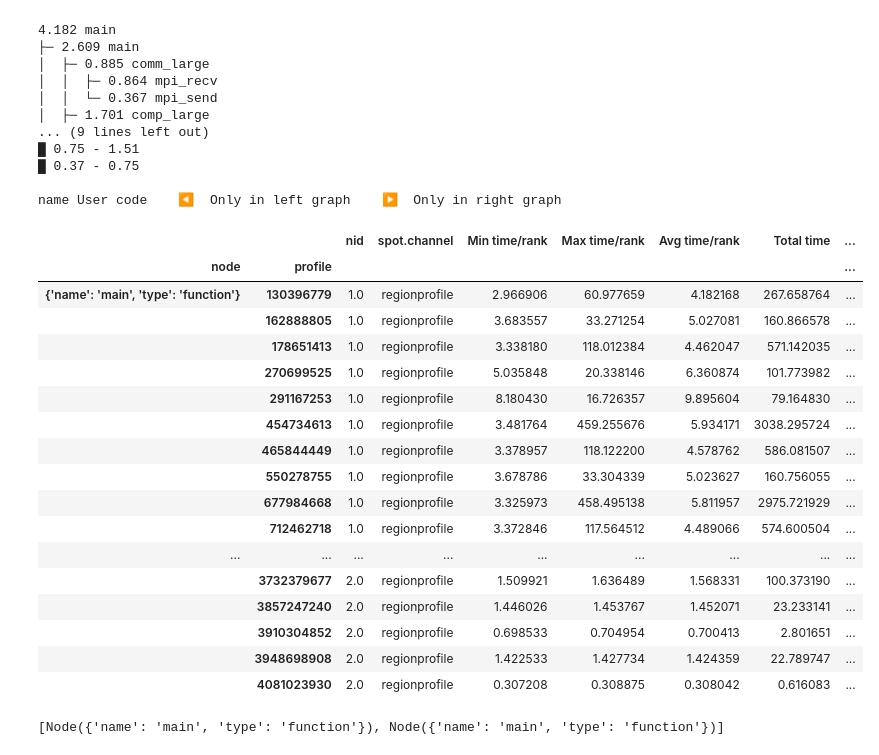
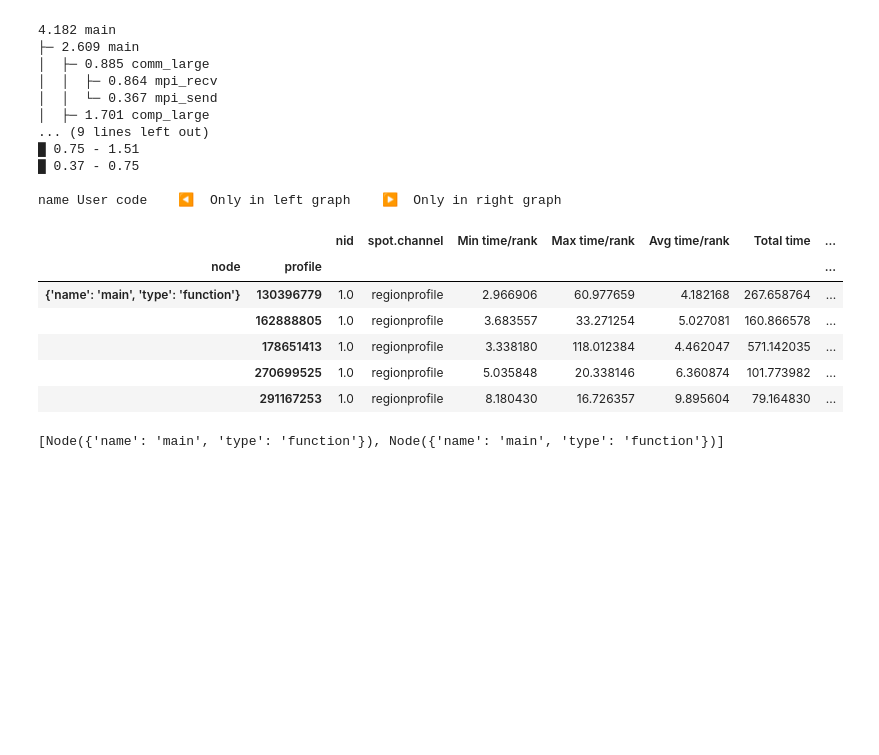
Before and after one commit to joooanneliu/Project_CSCE435, a Jupyter notebook: RadixSort/RadixSort_Analysis.ipynb, the cells around one changed output. Cells and saved outputs as stored; diff of their text form; code cells hidden in the pictures; blank space fills up the shorter version.

```diff
--- a/RadixSort/RadixSort_Analysis.ipynb
+++ b/RadixSort/RadixSort_Analysis.ipynb
@@ -80,26 +80,15 @@ def plot_variance(df, title, xlabel, ylabel):
     plt.show()
     return fig, ax
 # %%
-tk.dataframe
+tk.dataframe.head()
 # %% [output]
 |  |  | nid | spot.channel | Min time/rank | Max time/rank | Avg time/rank | Total time | ... |
 | node | profile |  |  |  |  |  |  | ... |
 | {'name': 'main', 'type': 'function'} | 130396779 | 1.0 | regionprofile | 2.966906 | 60.977659 | 4.182168 | 267.658764 | ... |
 |  | 162888805 | 1.0 | regionprofile | 3.683557 | 33.271254 | 5.027081 | 160.866578 | ... |
 |  | 178651413 | 1.0 | regionprofile | 3.338180 | 118.012384 | 4.462047 | 571.142035 | ... |
 |  | 270699525 | 1.0 | regionprofile | 5.035848 | 20.338146 | 6.360874 | 101.773982 | ... |
 |  | 291167253 | 1.0 | regionprofile | 8.180430 | 16.726357 | 9.895604 | 79.164830 | ... |
-|  | 454734613 | 1.0 | regionprofile | 3.481764 | 459.255676 | 5.934171 | 3038.295724 | ... |
-|  | 465844449 | 1.0 | regionprofile | 3.378957 | 118.122200 | 4.578762 | 586.081507 | ... |
-|  | 550278755 | 1.0 | regionprofile | 3.678786 | 33.304339 | 5.023627 | 160.756055 | ... |
-|  | 677984668 | 1.0 | regionprofile | 3.325973 | 458.495138 | 5.811957 | 2975.721929 | ... |
-|  | 712462718 | 1.0 | regionprofile | 3.372846 | 117.564512 | 4.489066 | 574.600504 | ... |
-| ... | ... | ... | ... | ... | ... | ... | ... | ... |
-|  | 3732379677 | 2.0 | regionprofile | 1.509921 | 1.636489 | 1.568331 | 100.373190 | ... |
-|  | 3857247240 | 2.0 | regionprofile | 1.446026 | 1.453767 | 1.452071 | 23.233141 | ... |
-|  | 3910304852 | 2.0 | regionprofile | 0.698533 | 0.704954 | 0.700413 | 2.801651 | ... |
-|  | 3948698908 | 2.0 | regionprofile | 1.422533 | 1.427734 | 1.424359 | 22.789747 | ... |
-|  | 4081023930 | 2.0 | regionprofile | 0.307208 | 0.308875 | 0.308042 | 0.616083 | ... |
 # %%
 node_indices = tk.get_node("main")
 print(node_indices)  # Inspect what this returns
```
Also changed, not shown: parts of 2 cells of this notebook.
